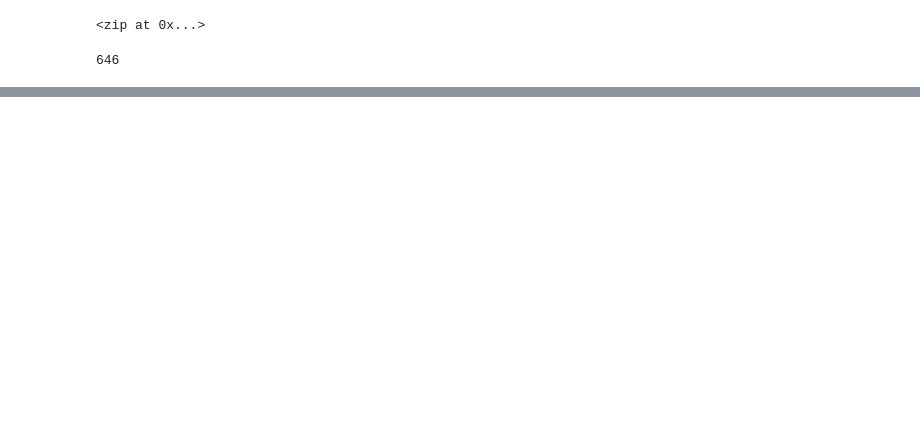
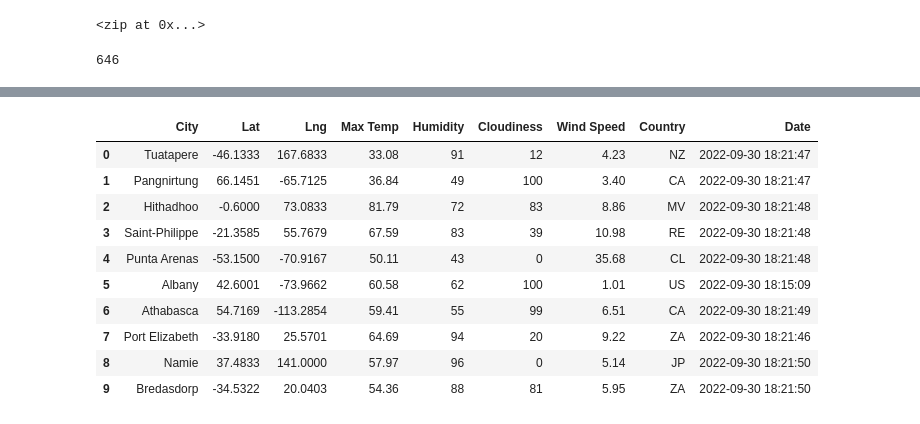
Before and after one commit to KevinKronk/World_Weather_Analysis, a Jupyter notebook: WeatherPy.ipynb, the cells around one changed output, grey strips where cells are left out. Saved outputs shown, nothing was run; the diff lists cells and outputs as text; code cells hidden in the pictures; blank space fills up the shorter version.

```diff
--- a/WeatherPy.ipynb
+++ b/WeatherPy.ipynb
@@ -32,0 +122,16 @@ len(cities)
+# %%
+# Convert the array of dictionaries to a Pandas DataFrame
+city_data_df = pd.DataFrame(city_data)
+city_data_df.head(10)
+# %% [output]
+|  | City | Lat | Lng | Max Temp | Humidity | Cloudiness | Wind Speed | Country | Date |
+| 0 | Tuatapere | -46.1333 | 167.6833 | 33.08 | 91 | 12 | 4.23 | NZ | 2022-09-30 18:21:47 |
+| 1 | Pangnirtung | 66.1451 | -65.7125 | 36.84 | 49 | 100 | 3.40 | CA | 2022-09-30 18:21:47 |
+| 2 | Hithadhoo | -0.6000 | 73.0833 | 81.79 | 72 | 83 | 8.86 | MV | 2022-09-30 18:21:48 |
+| 3 | Saint-Philippe | -21.3585 | 55.7679 | 67.59 | 83 | 39 | 10.98 | RE | 2022-09-30 18:21:48 |
+| 4 | Punta Arenas | -53.1500 | -70.9167 | 50.11 | 43 | 0 | 35.68 | CL | 2022-09-30 18:21:48 |
+| 5 | Albany | 42.6001 | -73.9662 | 60.58 | 62 | 100 | 1.01 | US | 2022-09-30 18:15:09 |
+| 6 | Athabasca | 54.7169 | -113.2854 | 59.41 | 55 | 99 | 6.51 | CA | 2022-09-30 18:21:49 |
+| 7 | Port Elizabeth | -33.9180 | 25.5701 | 64.69 | 94 | 20 | 9.22 | ZA | 2022-09-30 18:21:46 |
+| 8 | Namie | 37.4833 | 141.0000 | 57.97 | 96 | 0 | 5.14 | JP | 2022-09-30 18:21:50 |
+| 9 | Bredasdorp | -34.5322 | 20.0403 | 54.36 | 88 | 81 | 5.95 | ZA | 2022-09-30 18:21:50 |
```
Also changed, not shown: parts of 7 cells of this notebook, 2 other files.
